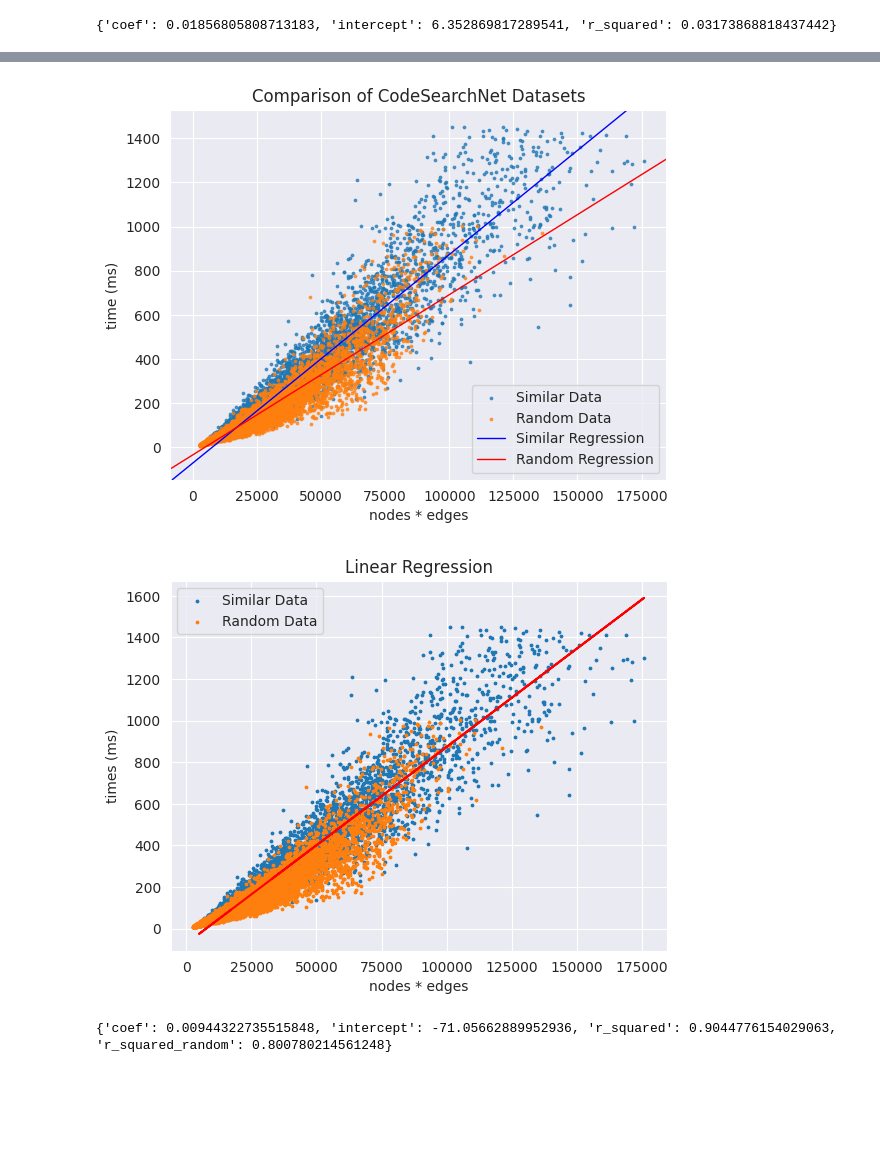
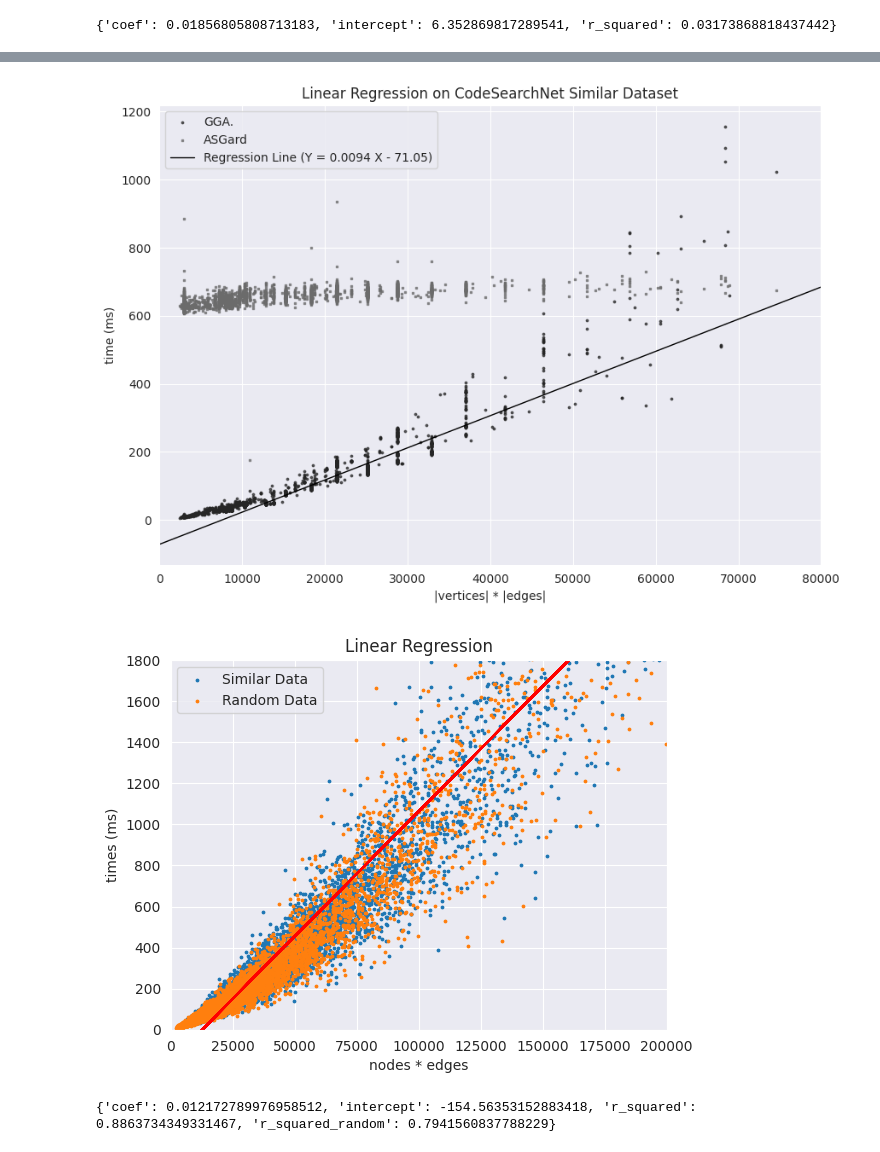
Before and after one commit to mreza-kiani/graph-generalization-algorithm, a Jupyter notebook: src/main/resources/scripts/performance/CodeSearchNet/analyzer.ipynb, the cells around one changed output, grey strips where cells are left out. Drawn from its saved outputs; the diff is of its cells as text; code cells hidden in the pictures; blank space fills up the shorter version.

```diff
--- a/src/main/resources/scripts/performance/CodeSearchNet/analyzer.ipynb
+++ b/src/main/resources/scripts/performance/CodeSearchNet/analyzer.ipynb
@@ -96,6 +120,9 @@ may_df
 # %%
-fixed = pd.merge(may_df, random_df[['name', 'generalization_nodes', 'generalization_edges', 'generalization_node_variables', 'generalization_edge_variables', 'g1_nodes', 'g1_edges', 'g2_nodes', 'g2_edges']], on='name')
-fixed = fixed[pd.notna(fixed['time0'])]
-fixed.to_csv('ASGardOnRandomData.csv', index=False)
+df = pd.read_csv('CSNSimilarDataV2.csv')
+# df['key'] = df.apply(lambda x: f"{x['name']}-{x['template']}", axis=1)
+# may_df['key'] = may_df.apply(lambda x: f"{x['name']}-{x['template']}", axis=1)
+fixed = pd.merge(may_df, df[['name', 'generalization_nodes', 'generalization_edges', 'generalization_node_variables', 'generalization_edge_variables', 'g1_nodes', 'g1_edges', 'g2_nodes', 'g2_edges']], on='name')
+# fixed = fixed.drop(columns=['key'])
+fixed.to_csv('ASGardOnCSNSimilarV2.csv', index=False)
 fixed
 # %% [output]
@@ -472,11 +551,12 @@ plt_df = df[df['avg_time'] < quantile]
 
 # Define the bin edges for 'MetricA' range
 # 8.5 - 12.5
-bins = [7.5 + 0.20 * i for i in range(40)]
+bins = [7.5 + 0.20 * i for i in range(27)]
 
 # Create a new column 'MetricA_bin' by binning 'MetricA' values
 plt_df['log_nodes_X_edges_bins'] = pd.cut(plt_df['log_nodes_X_edges'], bins=bins, include_lowest=True)
 random_df['log_nodes_X_edges_bins'] = pd.cut(random_df['log_nodes_X_edges'], bins=bins, include_lowest=True)
+random_v2_df['log_nodes_X_edges_bins'] = pd.cut(random_v2_df['log_nodes_X_edges'], bins=bins, include_lowest=True)
 may_df['log_nodes_X_edges_bins'] = pd.cut(may_df['log_nodes_X_edges'], bins=bins, include_lowest=True)
 may_random_df['log_nodes_X_edges_bins'] = pd.cut(may_random_df['log_nodes_X_edges'], bins=bins, include_lowest=True)
 
@@ -497,11 +577,16 @@ grouped_4_data = may_random_df.groupby('log_nodes_X_edges_bins')['log_avg_time']
 grouped_4_data['log_nodes_X_edges_bins_numeric'] = grouped_4_data['log_nodes_X_edges_bins'].apply(lambda x: x.mid)
 grouped_4_data['weights'] = may_random_df.groupby('log_nodes_X_edges_bins')['log_avg_time'].count().reset_index()['log_avg_time'] / 4
 
+grouped_5_data = random_v2_df.groupby('log_nodes_X_edges_bins')['log_avg_time'].mean().reset_index()
+grouped_5_data['log_nodes_X_edges_bins_numeric'] = grouped_5_data['log_nodes_X_edges_bins'].apply(lambda x: x.mid)
+grouped_5_data['weights'] = random_v2_df.groupby('log_nodes_X_edges_bins')['log_avg_time'].count().reset_index()['log_avg_time'] / 4
+
 plt.figure(figsize=(10, 7))
 
 # Create a scatter plot
 plt.scatter(grouped_1_data['log_nodes_X_edges_bins_numeric'], grouped_1_data['log_avg_time'], label='Generalization on Similar Data', s=grouped_1_data['weights'], alpha=0.5)
-plt.scatter(grouped_2_data['log_nodes_X_edges_bins_numeric'], grouped_2_data['log_avg_time'], label='Generalization on Random Data', s=grouped_2_data['weights'], alpha=0.5)
+# plt.scatter(grouped_2_data['log_nodes_X_edges_bins_numeric'], grouped_2_data['log_avg_time'], label='Generalization on Random Data', s=grouped_2_data['weights'], alpha=0.5)
+plt.scatter(grouped_5_data['log_nodes_X_edges_bins_numeric'], grouped_5_data['log_avg_time'], label='Generalization on Random Data', s=grouped_5_data['weights'], alpha=0.5)
 plt.scatter(grouped_3_data['log_nodes_X_edges_bins_numeric'], grouped_3_data['log_avg_time'], label='ASGard on Similar Data', s=grouped_3_data['weights'], alpha=0.5)
 plt.scatter(grouped_4_data['log_nodes_X_edges_bins_numeric'], grouped_4_data['log_avg_time'], label='ASGard on Random Data', s=grouped_4_data['weights'], alpha=0.5)
 
@@ -538,20 +626,26 @@ linear_regression_of(random_plt_df, 'nodes_X_edges', 'avg_time', x_label='nodes
 # %%
+plt.figure(figsize=(10, 7))
+
 # Create a scatter plot for all metrics
-plt.scatter(plt_df['nodes_X_edges'], plt_df['avg_time'], label='Similar Data', s=3, alpha=0.7)
-plt.scatter(random_plt_df['nodes_X_edges'], random_plt_df['avg_time'], label='Random Data', s=3, alpha=0.7)
-plt.axline((0, -71.05662889952936), (71.05662889952936/0.00944322735515848, 0), linewidth=1, color='b', label='Similar Regression')
-plt.axline((0, -34.16747831015266), (34.16747831015266/0.007256707705568302, 0), linewidth=1, color='r', label='Random Regression')
+plt.scatter(df['nodes_X_edges'], df['avg_time'], label='GGA.', s=3, alpha=0.7, c="0.15", marker='o')
+plt.scatter(may_df['nodes_X_edges'], may_df['avg_time'], label='ASGard', s=4.5, alpha=0.7, marker='s', c="0.42")
+# plt.scatter(random_plt_df['nodes_X_edges'], random_plt_df['avg_time'], label='Random Data', s=3, alpha=0.7)
+# plt.scatter(plt_random_v2_df['nodes_X_edges'], plt_random_v2_df['avg_time'], label='Random Data V2', s=3, alpha=0.7)
+plt.axline((0, -71.05662889952936), (71.05662889952936/0.00944322735515848, 0), linewidth=1, color='black', label='Regression Line (Y = 0.0094 X - 71.05)')
+# plt.axline((0, -34.16747831015266), (34.16747831015266/0.007256707705568302, 0), linewidth=1, color='r', label='Random Regression')
+# plt.axline((0, -106.68887350694996), (106.68887350694996/0.012126100016345006, 0), linewidth=1, color='g', label='Random Regression V2')
 
 # Customize the plot
-plt.xlabel('nodes * edges')
+plt.xlabel('|vertices| * |edges|')
 plt.ylabel('time (ms)')
-plt.title('Comparison of CodeSearchNet Datasets')
+plt.title('Linear Regression on CodeSearchNet Similar Dataset')
 plt.legend()
+plt.xlim([0, 80000])
 
 # Display the plot
 plt.show()
 # %% [output]
-[figure, old version]
+[figure, new version]
 # %%
 x_column = 'nodes_X_edges'
 y_column = 'avg_time'
@@ -566,8 +660,8 @@ r_squared = r2_score(Y, Y_pred)
 plt.scatter(X, Y, s=3, label='Similar Data')
 plt.plot(X, Y_pred, color='red')
 
-X = random_plt_df[x_column].values.reshape(-1, 1)
-Y = random_plt_df[y_column].values.reshape(-1, 1)
+X = plt_random_v2_df[x_column].values.reshape(-1, 1)
+Y = plt_random_v2_df[y_column].values.reshape(-1, 1)
 Y_pred = linear_regressor.predict(X)
 r_squared_random = r2_score(Y, Y_pred)
 plt.scatter(X, Y, s=3, label='Random Data')
@@ -576,13 +670,15 @@ plt.xlabel('nodes * edges')
 plt.ylabel('times (ms)')
 plt.title('Linear Regression')
 plt.legend()
+plt.xlim([0, 200_000])
+plt.ylim([0, 1_800])
 plt.show()
 
 data = {'coef': linear_regressor.coef_[0][0], 'intercept': linear_regressor.intercept_[0], 'r_squared': r_squared, 'r_squared_random': r_squared_random}
 print(data)
 # %% [output]
-[figure, old version]
+[figure, new version]
-{'coef': 0.00944322735515848, 'intercept': -71.05662889952936, 'r_squared': 0.9044776154029063, 'r_squared_random': 0.800780214561248}
+{'coef': 0.012172789976958512, 'intercept': -154.56353152883418, 'r_squared': 0.8863734349331467, 'r_squared_random': 0.7941560837788229}
 # %%
 x_column = 'nodes_X_edges'
 y_column = 'avg_time'
```
Also changed, not shown: parts of 26 cells of this notebook, 9 other files.
